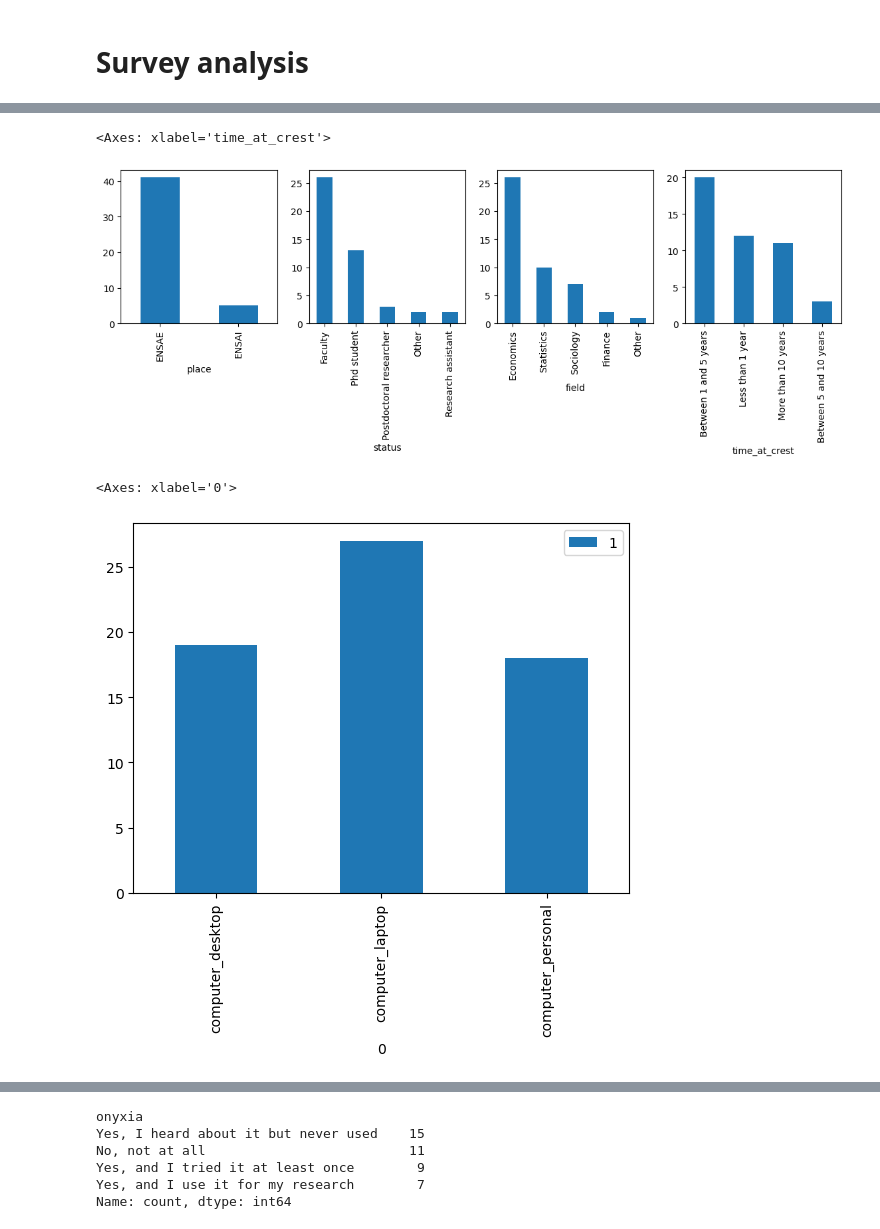
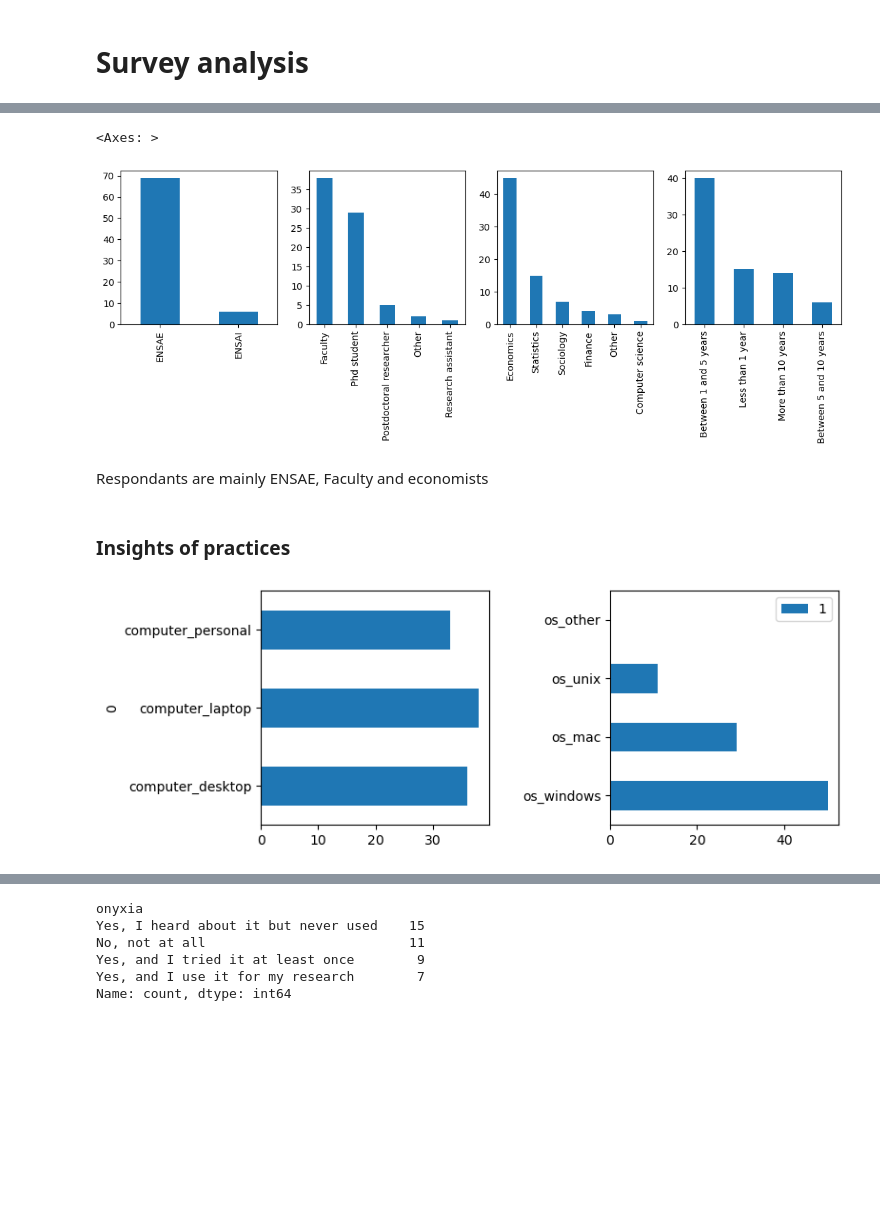
Before and after one commit to emilienschultz/survey-software-crest, a Jupyter notebook: notebooks/Analyze.ipynb, the cells around one changed output, grey strips where cells are left out. Saved outputs shown, nothing was run; the diff lists cells and outputs as text; code cells hidden in the pictures; blank space fills up the shorter version.

```diff
--- a/notebooks/Analyze.ipynb
+++ b/notebooks/Analyze.ipynb
@@ -16,4 +26,9 @@ reco_col = dict(reco_col.set_index("0").dropna()["reco"])
 print(df.shape)
 df.columns = [(lambda i: reco_col[i] if i in reco_col else i)(i) for i in df.columns]
 df.head(2)
+
+# filter
+f = df["time"]>60
+df = df[f]
+print("Number of respondents", len(df))
 # %% [output]
@@ -36,10 +55,17 @@ df["status"].value_counts().plot(kind="bar", ax=ax[1])
 df["field"].value_counts().plot(kind="bar", ax=ax[2])
 df["time_at_crest"].value_counts().plot(kind="bar", ax=ax[3])
 # %% [output]
-<Axes: xlabel='time_at_crest'>
+<Axes: >
-[figure, old version]
+[figure, new version]
+# %% [markdown]
+Respondants are mainly ENSAE, Faculty and economists
+# %% [markdown]
+### Insights of practices
 # %%
-pd.DataFrame([[i, (df[i]=="Yes").sum()] for i in df.columns if "computer_" in i]).set_index(0).plot(kind="bar")
+fix,ax = plt.subplots(1, 2, figsize=(8,3))
+pd.DataFrame([[i, (df[i]=="Yes").sum()] for i in df.columns if "computer_" in i]).set_index(0).plot(kind="barh", ax=ax[0], legend=False)
+pd.DataFrame([[i, (df[i]=="Yes").sum()] for i in df.columns if "os_" in i]).set_index(0).plot(kind="barh", ax=ax[1])
+plt.tight_layout()
+plt.ylabel("");
 # %% [output]
-<Axes: xlabel='0'>
-[figure, old version]
+[figure, new version]
```
Also changed, not shown: parts of 60 cells of this notebook, 2 other files.
